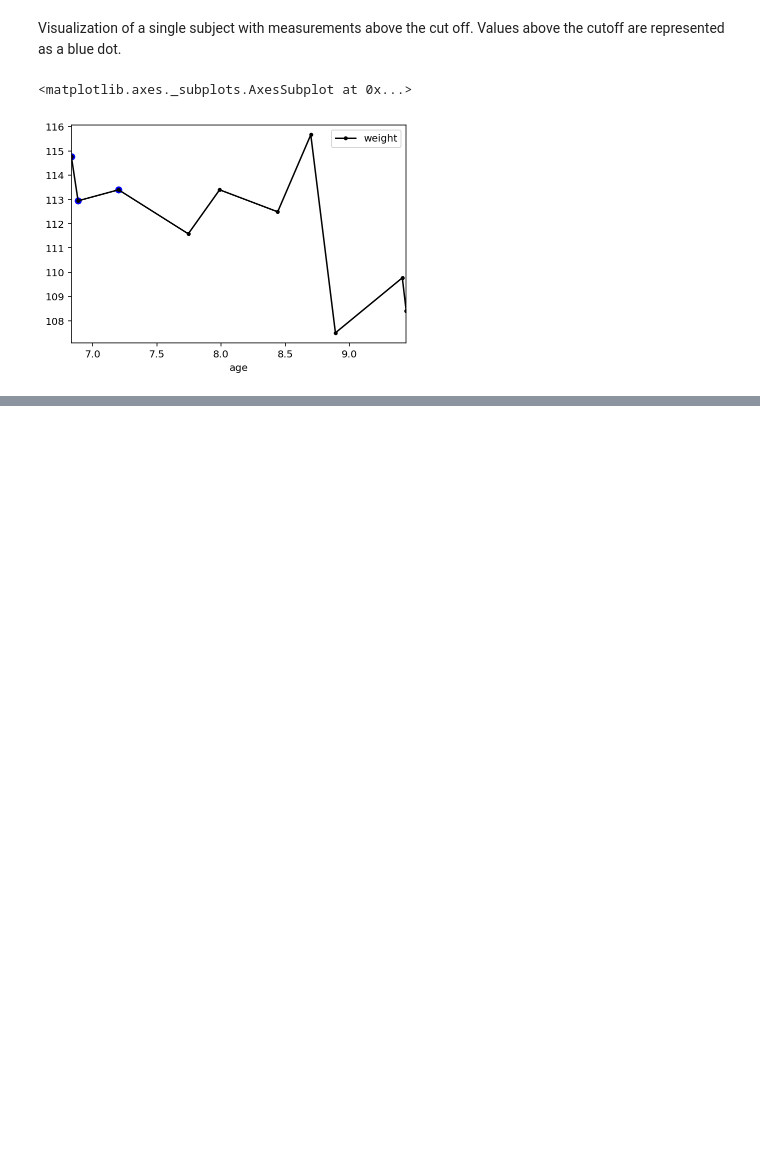
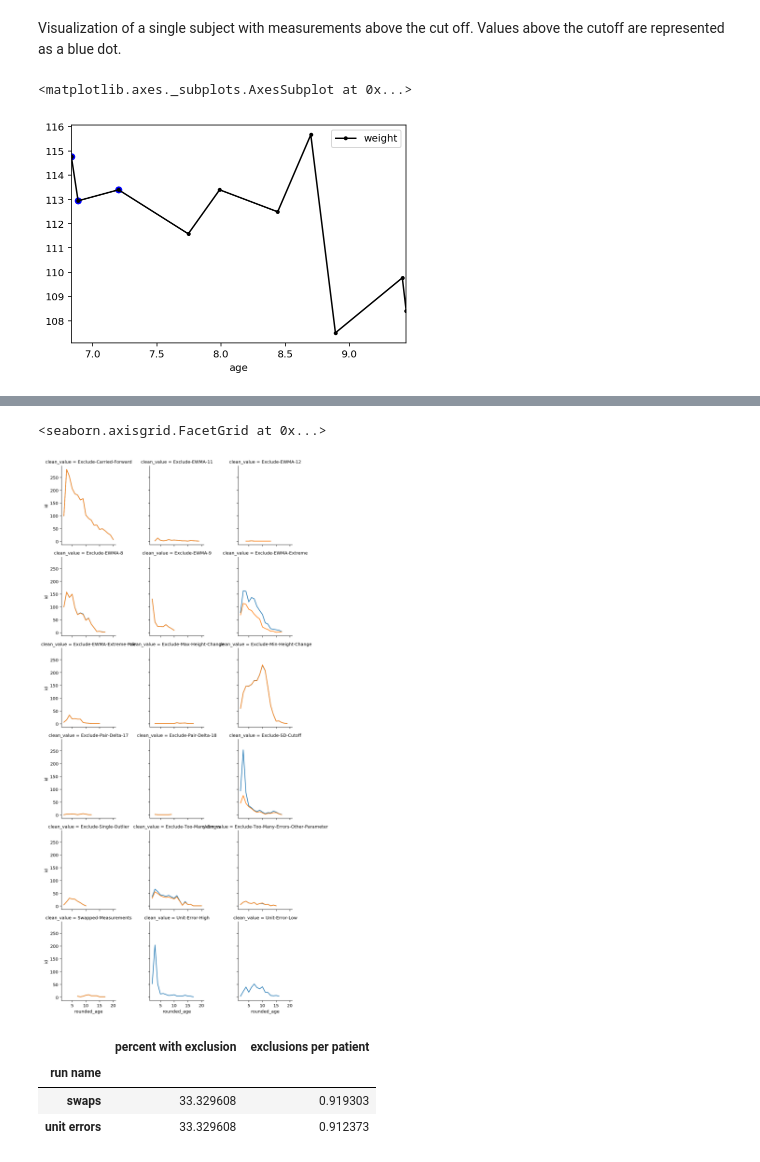
Before and after one commit to mitre/GrowthViz, a Jupyter notebook: Latest Demo Code.ipynb, the cells around one changed output, grey strips where cells are left out. Saved outputs shown, nothing was run; the diff lists cells and outputs as text; code cells hidden in the pictures; blank space fills up the shorter version.

```diff
--- a/Latest Demo Code.ipynb
+++ b/Latest Demo Code.ipynb
@@ -366,0 +463,14 @@ charts.cutoff_view(mwzs, 46785745, 6.95, wt_percentiles)
+# %%
+g = sns.FacetGrid(count_by_age[count_by_age.clean_value != 'Include'], col="clean_value", col_wrap=3)
+g.map(sns.lineplot, 'rounded_age', 'id', 'run_name')
+g
+# %% [output]
+<seaborn.axisgrid.FacetGrid at 0x...>
+[figure, added]
+# %%
+charts.subject_stats_comparison(combined)
+# %% [output]
+|  | percent with exclusion | exclusions per patient |
+| run name |  |  |
+| swaps | 33.329608 | 0.919303 |
+| unit errors | 33.329608 | 0.912373 |
```
Also changed, not shown: parts of 19 cells of this notebook, 1 other file.
